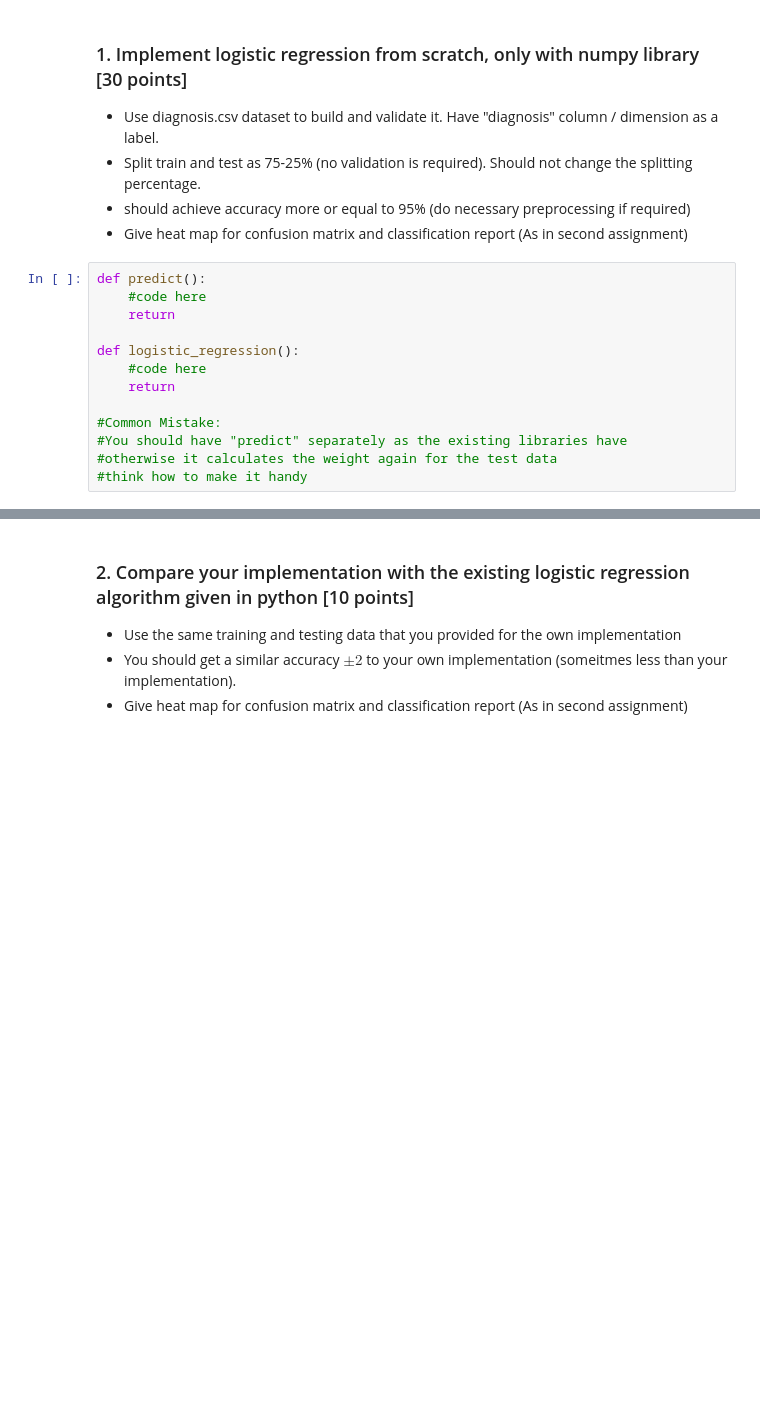
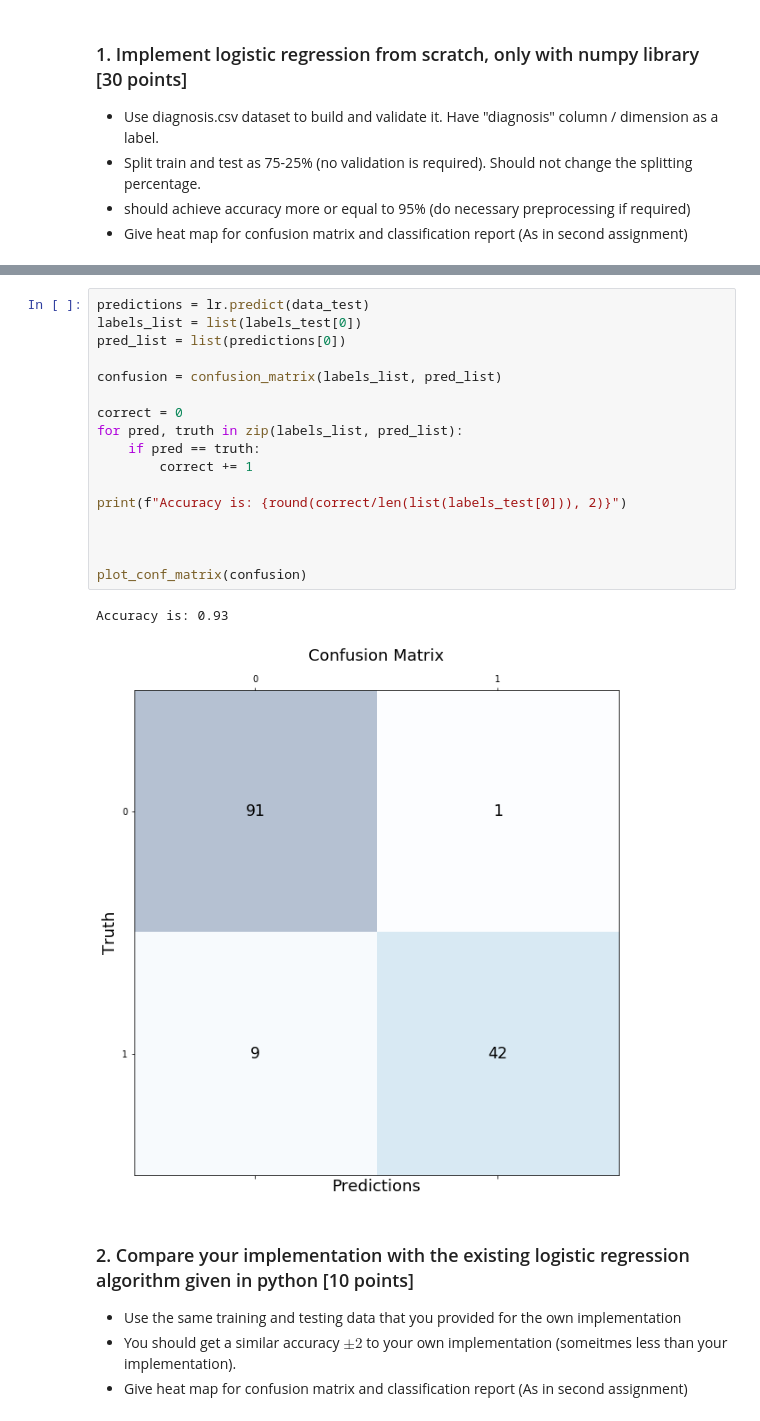
Before and after one commit to malwaru/Awesome-MachineLearning, a Jupyter notebook: ML_Assignment_04/Homework_LinDiscriminant_LogRegression.ipynb, the cells around one changed output, grey strips where cells are left out. Drawn from its saved outputs; the diff is of its cells as text; blank space fills up the shorter version.

```diff
--- a/ML_Assignment_04/Homework_LinDiscriminant_LogRegression.ipynb
+++ b/ML_Assignment_04/Homework_LinDiscriminant_LogRegression.ipynb
@@ -223,16 +228,3 @@ plt.show()
 - Split train and test as 75-25% (no validation is required). Should not change the splitting percentage.
 - should achieve accuracy more or equal to 95% (do necessary preprocessing if required)
 - Give heat map for confusion matrix and classification report (As in second assignment)
-# %%
-def predict():
-    #code here
-    return
-
-def logistic_regression():
-    #code here
-    return
-
-#Common Mistake:
-#You should have "predict" separately as the existing libraries have
-#otherwise it calculates the weight again for the test data
-#think how to make it handy
@@ -239,3 +341,23 @@ def logistic_regression():
+# %%
+predictions = lr.predict(data_test)
+labels_list = list(labels_test[0])
+pred_list = list(predictions[0])
+
+confusion = confusion_matrix(labels_list, pred_list)
+
+correct = 0
+for pred, truth in zip(labels_list, pred_list):
+    if pred == truth:
+        correct += 1
+
+print(f"Accuracy is: {round(correct/len(list(labels_test[0])), 2)}")
+
+
+
+plot_conf_matrix(confusion)
+# %% [output]
+Accuracy is: 0.93
+[figure, added]
 # %% [markdown]
 ### 2. Compare your implementation with the existing logistic regression algorithm given in python [10 points]
 
```
Also changed, not shown: parts of 10 cells of this notebook.
